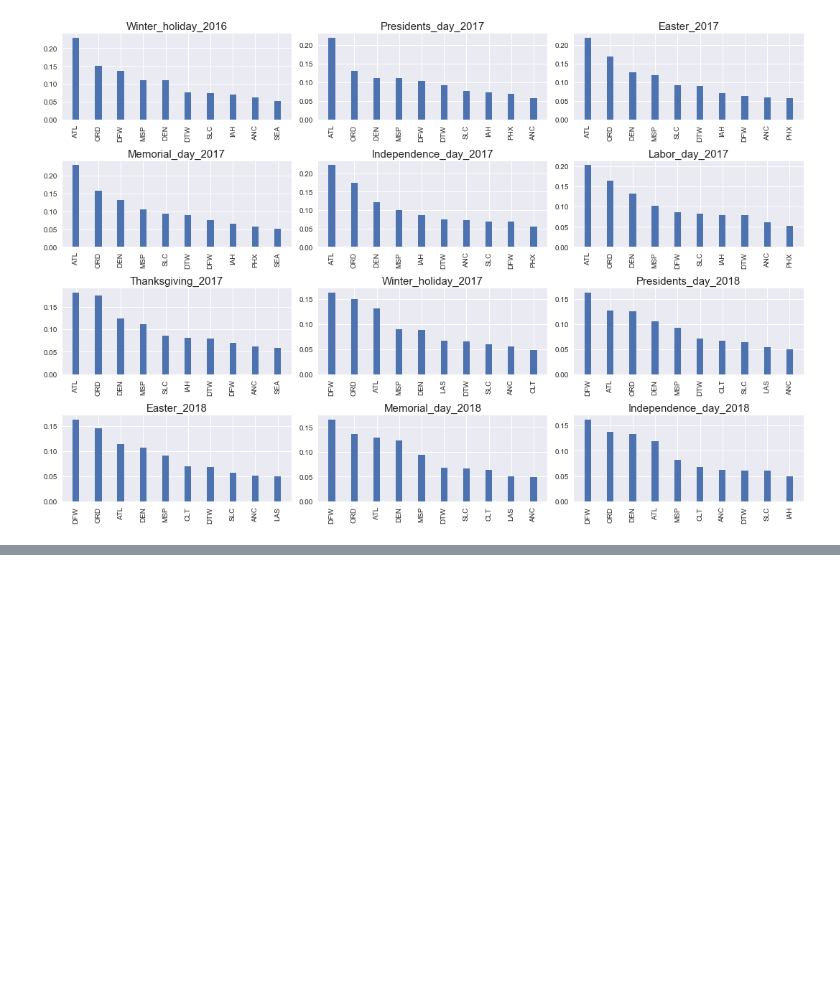
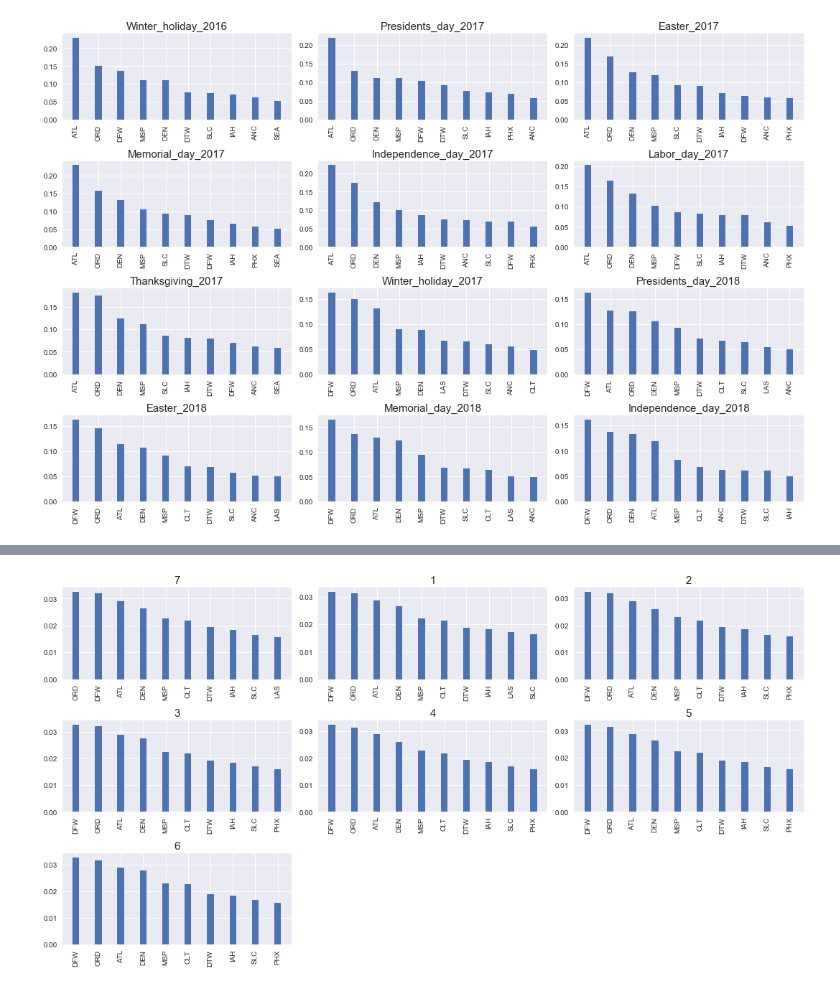
Before and after one commit to adityaagarwal2001/Capstone, a Jupyter notebook: Capstone_2/3-airports.ipynb, the cells around one changed output, grey strips where cells are left out. Drawn from its saved outputs; the diff is of its cells as text; code cells hidden in the pictures; blank space fills up the shorter version.

```diff
--- a/Capstone_2/3-airports.ipynb
+++ b/Capstone_2/3-airports.ipynb
@@ -296,0 +336,15 @@ plt.tight_layout()
+# %%
+df_day = {}
+G_dict_day = {}
+pagerank_day = {}
+deg_cent_day = {}
+bet_cent_day = {}
+
+for key, value in frames_day.items():
+
+    df_day[key] = frames_day[key].groupby(['Origin', 'Dest']).apply(group).reset_index()
+    G_dict_day[key] = nx.from_pandas_edgelist(df_day[key], source='Origin', target='Dest',
+                                          edge_attr=['Delayed', 'Flights'],
+                                          create_using=nx.MultiDiGraph())
+
+    pagerank_day[key], deg_cent_day[key], bet_cent_day[key] = monthly_performance(G_dict_day[key], weight='Flights')
@@ -296,0 +372,25 @@ plt.tight_layout()
+# %%
+# plot dow pagerank
+plt.figure(figsize=(15, 10), facecolor='white')
+
+# plot numbering starts at 1, not 0
+plot_number = 1
+
+for key, value in pagerank_day.items():
+
+    aiports = [x[0] for x in pagerank_day[key]]
+    rank = [x[1] for x in pagerank_day[key]]
+
+    ax = plt.subplot(4, 3, plot_number)
+    ax.bar(aiports, rank, width=0.3)
+
+    ax.set_title(key, fontdict={'fontsize': 15})
+    ax.tick_params(axis='both', which='major', labelsize=10)
+    plt.xticks(rotation=90)
+
+
+    plot_number = plot_number + 1
+
+plt.tight_layout()
+# %% [output]
+[figure, added]
```
Also changed, not shown: parts of 6 cells of this notebook.
